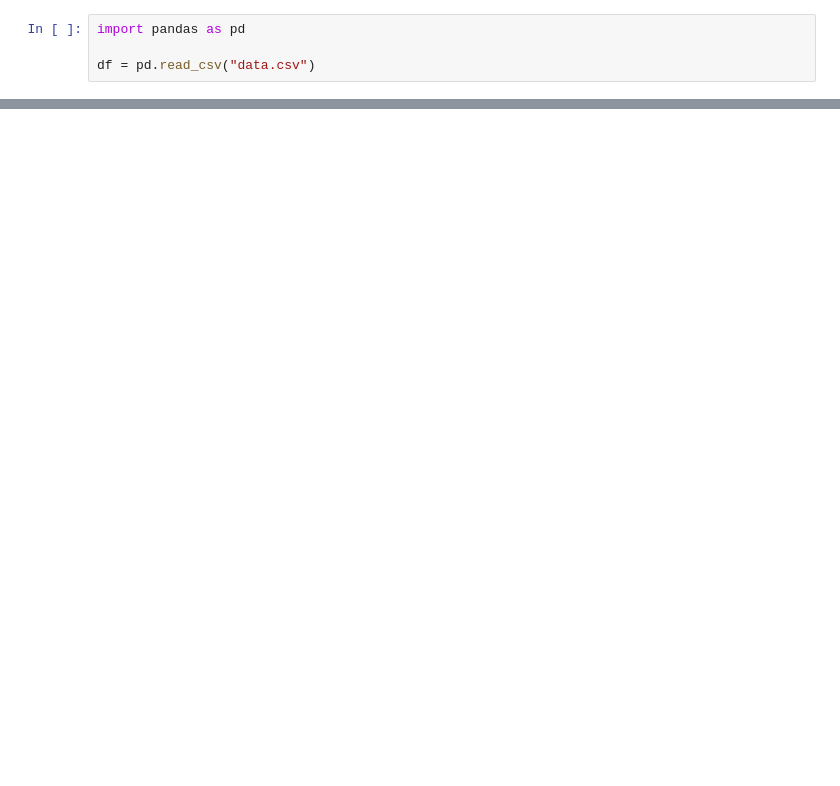
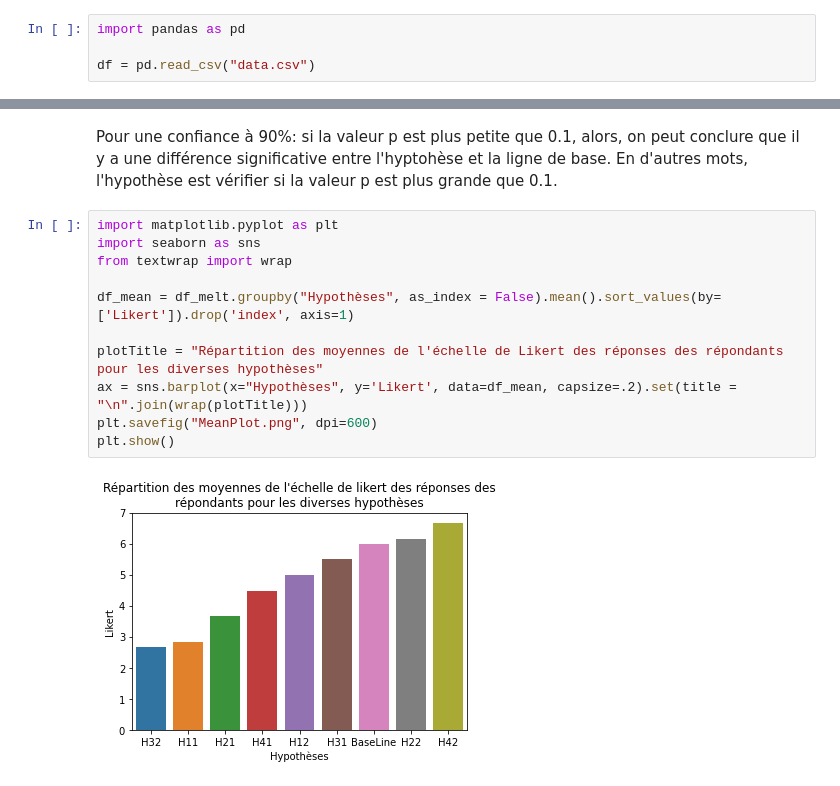
Before and after one commit to Fun-Stuff-Here/SSH3100-Sociologie-Equipe3, a Jupyter notebook: socio.ipynb, the cells around one changed output, grey strips where cells are left out. Drawn from its saved outputs; the diff is of its cells as text; blank space fills up the shorter version.

```diff
--- a/socio.ipynb
+++ b/socio.ipynb
@@ -14,0 +57,15 @@ df
+# %% [markdown]
+Pour une confiance à 90%: si la valeur p est plus petite que 0.1, alors, on peut conclure que il y a une différence significative entre l'hyptohèse et la ligne de base. En d'autres mots, l'hypothèse est vérifier si la valeur p est plus grande que 0.1.
+# %%
+import matplotlib.pyplot as plt
+import seaborn as sns
+from textwrap import wrap
+
+df_mean = df_melt.groupby("Hypothèses", as_index = False).mean().sort_values(by=['Likert']).drop('index', axis=1)
+
+plotTitle = "Répartition des moyennes de l'échelle de Likert des réponses des répondants pour les diverses hypothèses"
+ax = sns.barplot(x="Hypothèses", y='Likert', data=df_mean, capsize=.2).set(title = "\n".join(wrap(plotTitle)))
+plt.savefig("MeanPlot.png", dpi=600)
+plt.show()
+# %% [output]
+[figure, added]
```
Also changed, not shown: parts of 6 cells of this notebook, 2 other files.
